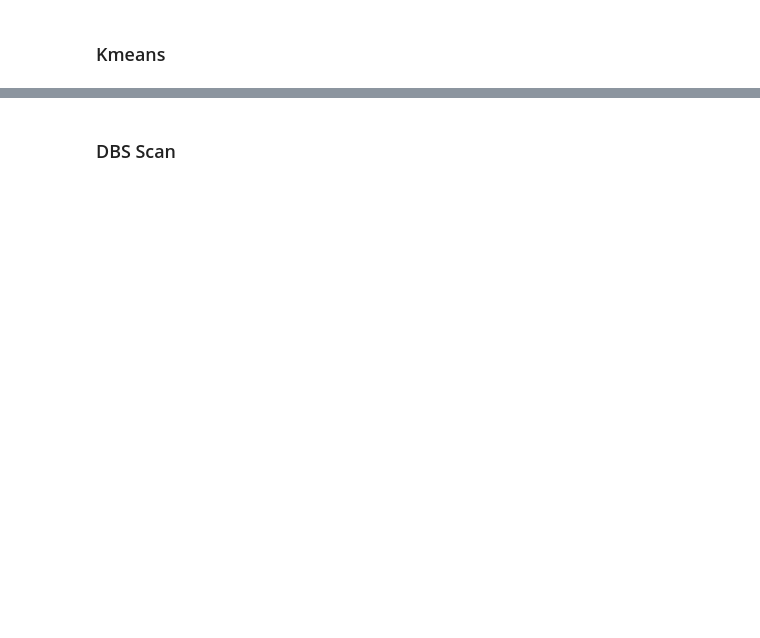
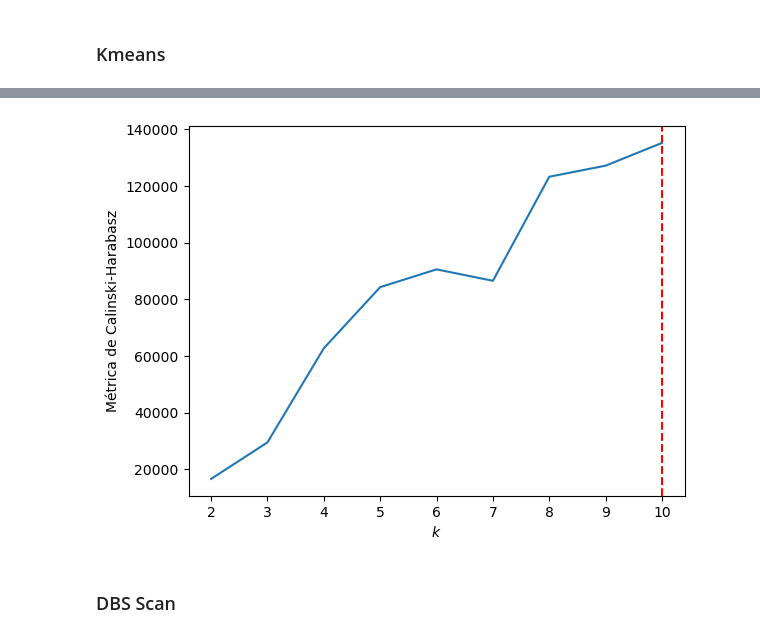
Before and after one commit to EricLeandroLM/Projeto_final_Machine_learning, a Jupyter notebook: Trabalho final.ipynb, the cells around one changed output, grey strips where cells are left out. Cells and saved outputs as stored; diff of their text form; code cells hidden in the pictures; blank space fills up the shorter version.

```diff
--- a/Trabalho final.ipynb
+++ b/Trabalho final.ipynb
@@ -226,2 +319,25 @@ TypeError: '<=' not supported between instances of 'str' and 'int'
+# %%
+
+
+VALORES_DE_K = range(2, 11)
+metricas = []
+
+for k in VALORES_DE_K:
+    agrupador = KMeans(
+        n_clusters=k, random_state=SEMENTE_ALEATORIA, n_init="auto"
+    )
+    agrupador.fit(X)
+    rotulos = agrupador.labels_
+    metrica = calinski_harabasz_score(X, rotulos)
+    metricas.append(metrica)
+
+indice_max = metricas.index(max(metricas))
+
+sns.lineplot(x=VALORES_DE_K, y=metricas)
+plt.axvline(VALORES_DE_K[indice_max], linestyle="--", color="red")
+plt.xlabel("$k$")
+plt.ylabel("Métrica de Calinski-Harabasz");
+# %% [output]
+[figure, added]
 # %% [markdown]
 ### DBS Scan
```
Also changed, not shown: parts of 19 cells of this notebook, 1 other file.
